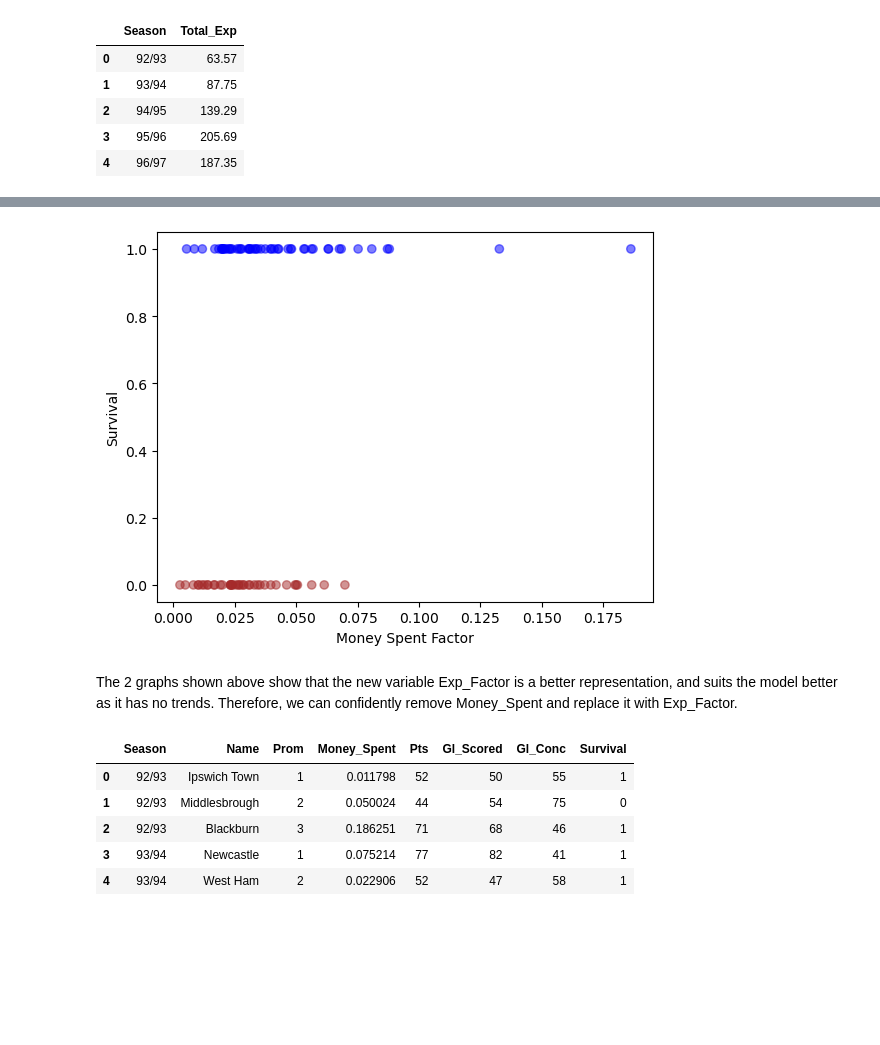
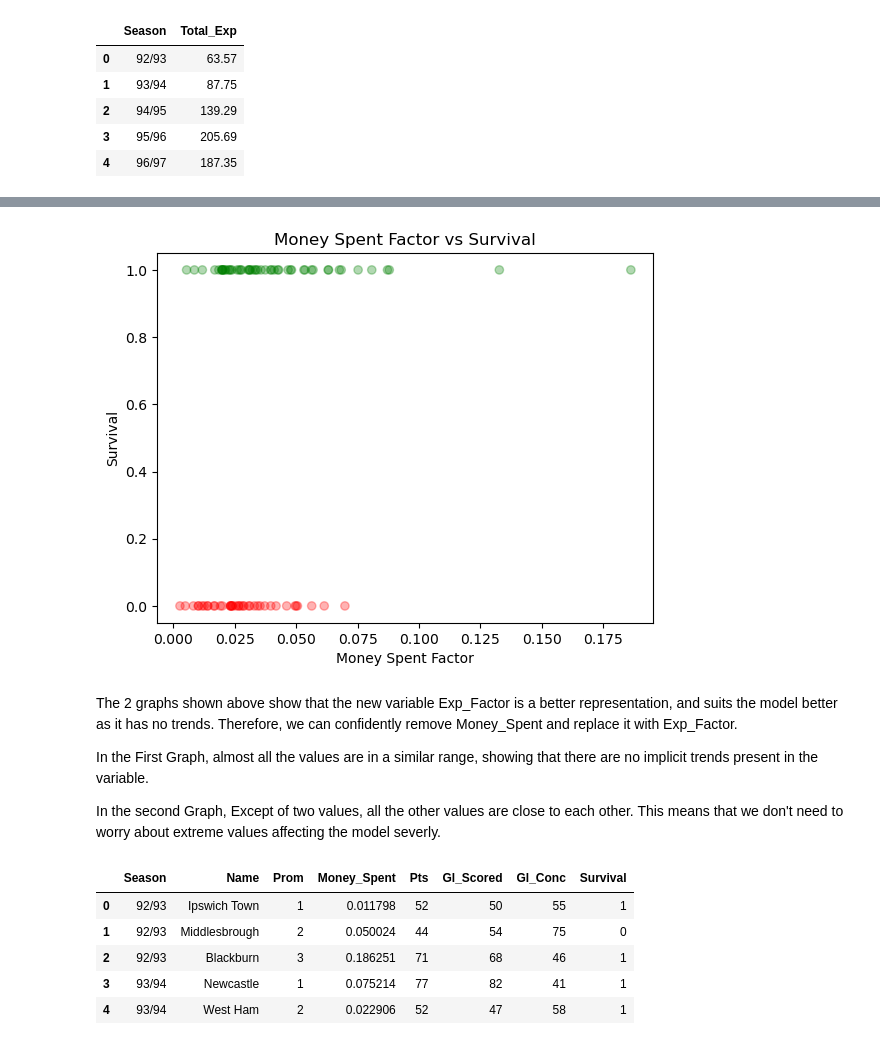
Before and after one commit to ShreyS92/Survival_Proj, a Jupyter notebook: Logistic_Model.ipynb, the cells around one changed output, grey strips where cells are left out. Drawn from its saved outputs; the diff is of its cells as text; code cells hidden in the pictures; blank space fills up the shorter version.

```diff
--- a/Logistic_Model.ipynb
+++ b/Logistic_Model.ipynb
@@ -48,10 +53,9 @@ The dataset contains 8 Columns -
 # %%
 x = range(1, 93)
-colors = {1 : 'Blue', 0 : 'Brown'}
-mtp.scatter(x = x, y = ds.Prom, c = ds.Survival.map(colors), alpha = 1)
+colors = {1 : 'Green', 0 : 'red'} # Green stands for Survival, red stands for relegation
+Prom_Sct = mtp.scatter(x = x, y = ds.Prom, c = ds.Survival.map(colors), alpha = 1)
 mtp.title("Teams Promoted in different categories")
 mtp.xlabel("Team Number")
 mtp.ylabel("Way of Promotion")
-mtp.legend(['Survived', 'Relegated'], loc = 'best')
 mtp.show()
 # %% [output]
@@ -116,10 +122,13 @@ mtp.show
 # %%
-mtp.scatter(Exp_Factor, ds.Survival, c = ds.Survival.map(colors), alpha = 0.5)
+mtp.scatter(Exp_Factor, ds.Survival, c = ds.Survival.map(colors), alpha = 0.3)
+mtp.title("Money Spent Factor vs Survival")
 mtp.xlabel("Money Spent Factor")
 mtp.ylabel("Survival")
 mtp.show()
 # %% [output]
-[figure, old version]
+[figure, new version]
 # %% [markdown]
 <p> The 2 graphs shown above show that the new variable Exp_Factor is a better representation, and suits the model better as it has no trends. Therefore, we can confidently remove Money_Spent and replace it with Exp_Factor. </p>
+<p> In the First Graph, almost all the values are in a similar range, showing that there are no implicit trends present in the variable. </p>
+<p> In the second Graph, Except of two values, all the other values are close to each other. This means that we don't need to worry about extreme values affecting the model severly. </p>
 # %%
```
Also changed, not shown: parts of 50 cells of this notebook.
